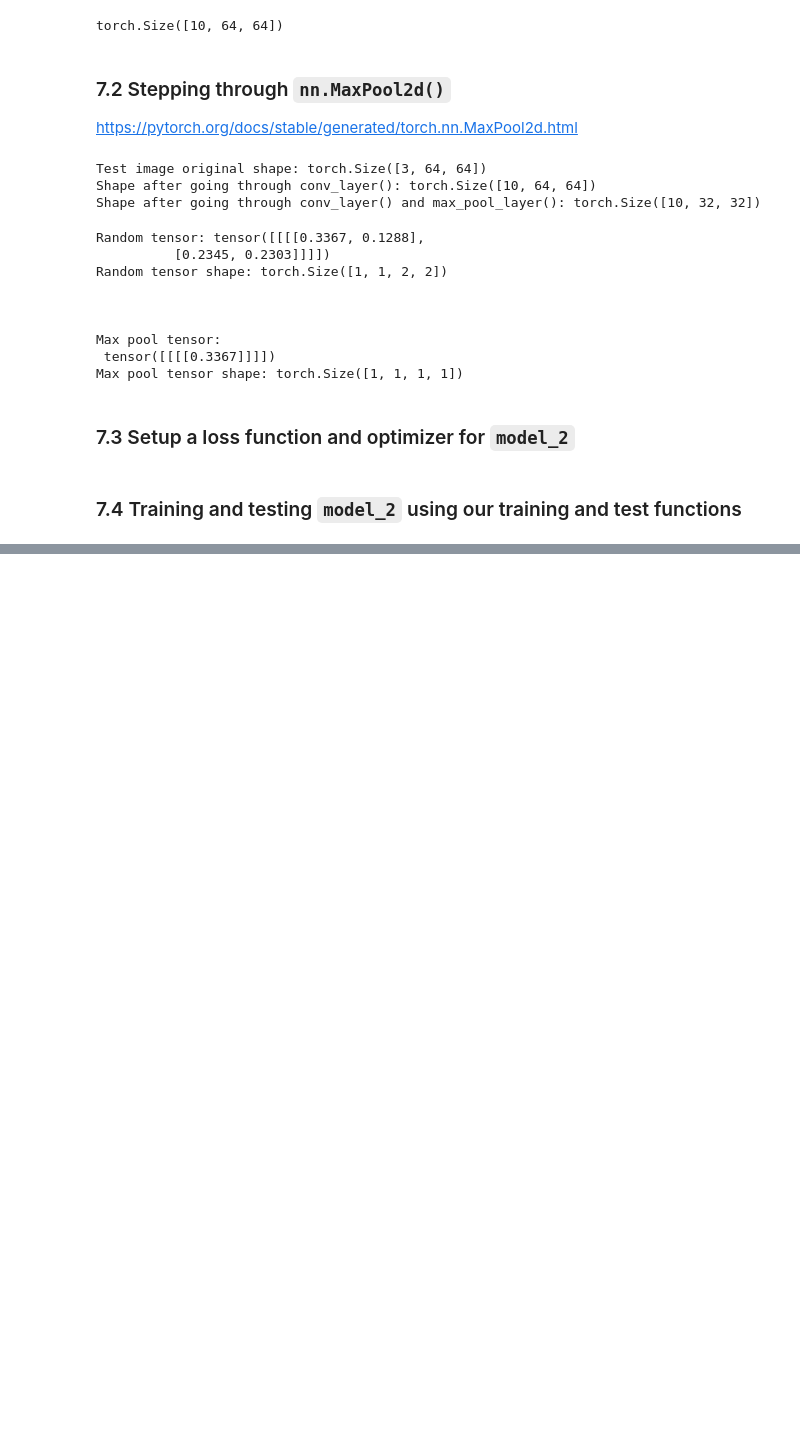
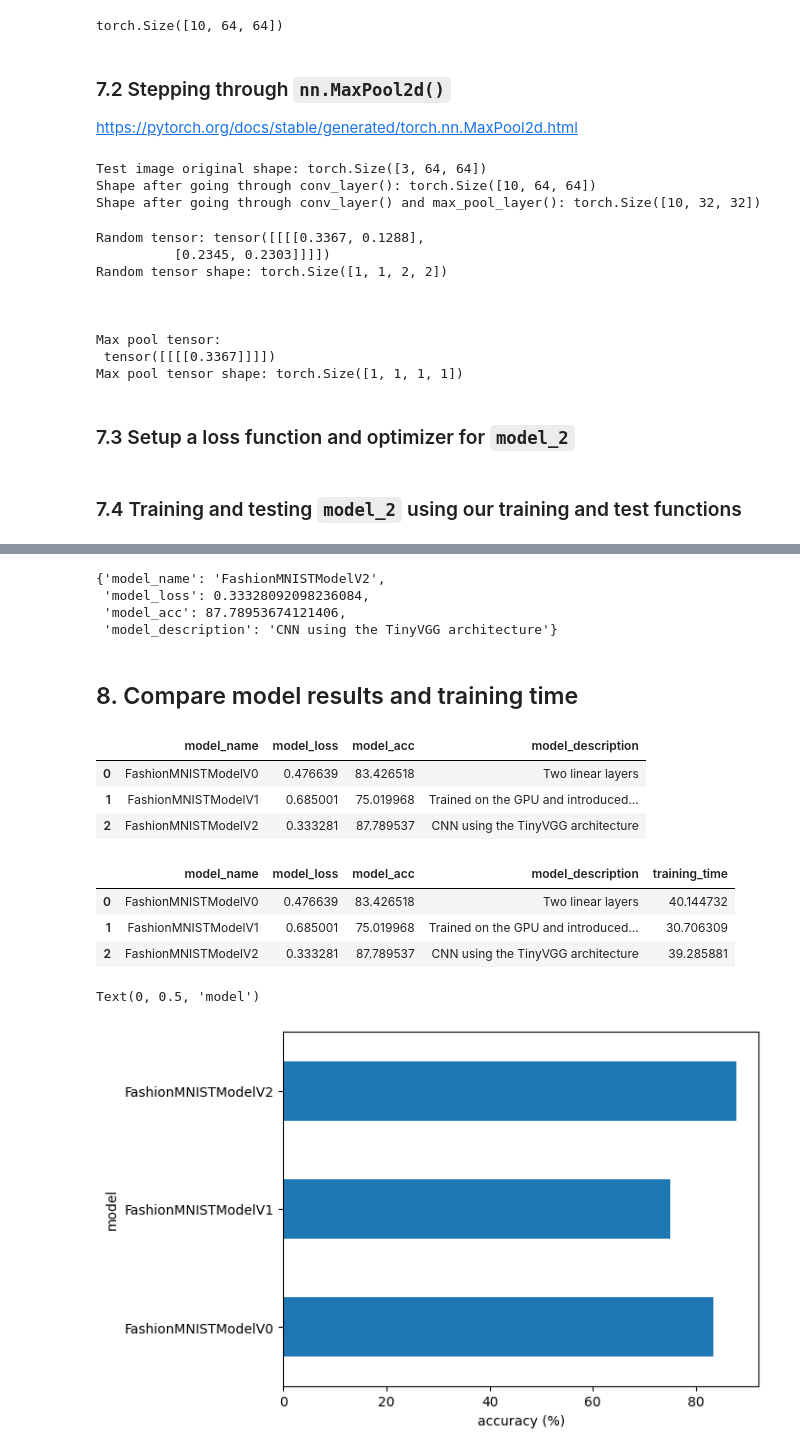
Before and after one commit to aRod209/pytorch-for-deep-learning, a Jupyter notebook: 03_pytorch_computer_vision_video.ipynb, the cells around one changed output, grey strips where cells are left out. Drawn from its saved outputs; the diff is of its cells as text; code cells hidden in the pictures; blank space fills up the shorter version.

Commit message:
Compare modelling experiments

```diff
--- a/03_pytorch_computer_vision_video.ipynb
+++ b/03_pytorch_computer_vision_video.ipynb
@@ -756,7 +761,8 @@ def eval_model(model: torch.nn.Module,
                data_loader: torch.utils.data.DataLoader,
                loss_fn: torch.nn.Module,
                accuracy_fn,
-               device=device):
+               device=device,
+               description=''):
   """Returns a dictionary containing the results of model predicting on data_loader."""
   loss, acc = 0, 0
   model.eval()
@@ -777,16 +783,18 @@ def eval_model(model: torch.nn.Module,
     loss /= len(data_loader)
     acc /= len(data_loader)
 
-  return {"model_name": model.__class__.__name__, # only works when model was created with a class
-          "model_loss": loss.item(),
-          "model_acc": acc}
+  return {'model_name': model.__class__.__name__, # only works when model was created with a class
+          'model_loss': loss.item(),
+          'model_acc': acc,
+          'model_description': description}
 
 # Calculate model 1 results on test dataset
 model_1_results = eval_model(model=model_1,
                              data_loader=test_dataloader,
                              loss_fn=loss_fn,
                              accuracy_fn=accuracy_fn,
-                             device=device)
+                             device=device,
+                             description='Trained on the GPU and introduced non-linearities')
 # %%
 model_1_results
 # %% [output]
@@ -1055,0 +1069,51 @@ Train time on cuda,: 38.624 seconds
+# %%
+# Get model_2 results
+model_2_results = eval_model(
+    model=model_2,
+    data_loader=test_dataloader,
+    loss_fn=loss_fn,
+    accuracy_fn=accuracy_fn,
+    device=device,
+    description='CNN using the TinyVGG architecture'
+)
+
+model_2_results
+# %% [output]
+{'model_name': 'FashionMNISTModelV2',
+ 'model_loss': 0.33328092098236084,
+ 'model_acc': 87.78953674121406,
+ 'model_description': 'CNN using the TinyVGG architecture'}
+# %% [markdown]
+## 8. Compare model results and training time
+# %%
+import pandas as pd
+compare_results = pd.DataFrame([model_0_results,
+                                model_1_results,
+                                model_2_results])
+
+compare_results
+# %% [output]
+|  | model_name | model_loss | model_acc | model_description |
+| 0 | FashionMNISTModelV0 | 0.476639 | 83.426518 | Two linear layers |
+| 1 | FashionMNISTModelV1 | 0.685001 | 75.019968 | Trained on the GPU and introduced... |
+| 2 | FashionMNISTModelV2 | 0.333281 | 87.789537 | CNN using the TinyVGG architecture |
+# %%
+# Add training time to results comparison
+compare_results['training_time'] = [total_train_time_model_0,
+                                    total_train_time_model_1,
+                                    total_train_time_model_2]
+
+compare_results
+# %% [output]
+|  | model_name | model_loss | model_acc | model_description | training_time |
+| 0 | FashionMNISTModelV0 | 0.476639 | 83.426518 | Two linear layers | 40.144732 |
+| 1 | FashionMNISTModelV1 | 0.685001 | 75.019968 | Trained on the GPU and introduced... | 30.706309 |
+| 2 | FashionMNISTModelV2 | 0.333281 | 87.789537 | CNN using the TinyVGG architecture | 39.285881 |
+# %%
+# Visualize our model results
+compare_results.set_index('model_name')['model_acc'].plot(kind='barh')
+plt.xlabel('accuracy (%)')
+plt.ylabel('model')
+# %% [output]
+Text(0, 0.5, 'model')
+[figure, added]
```
Also changed, not shown: parts of 11 cells of this notebook.
